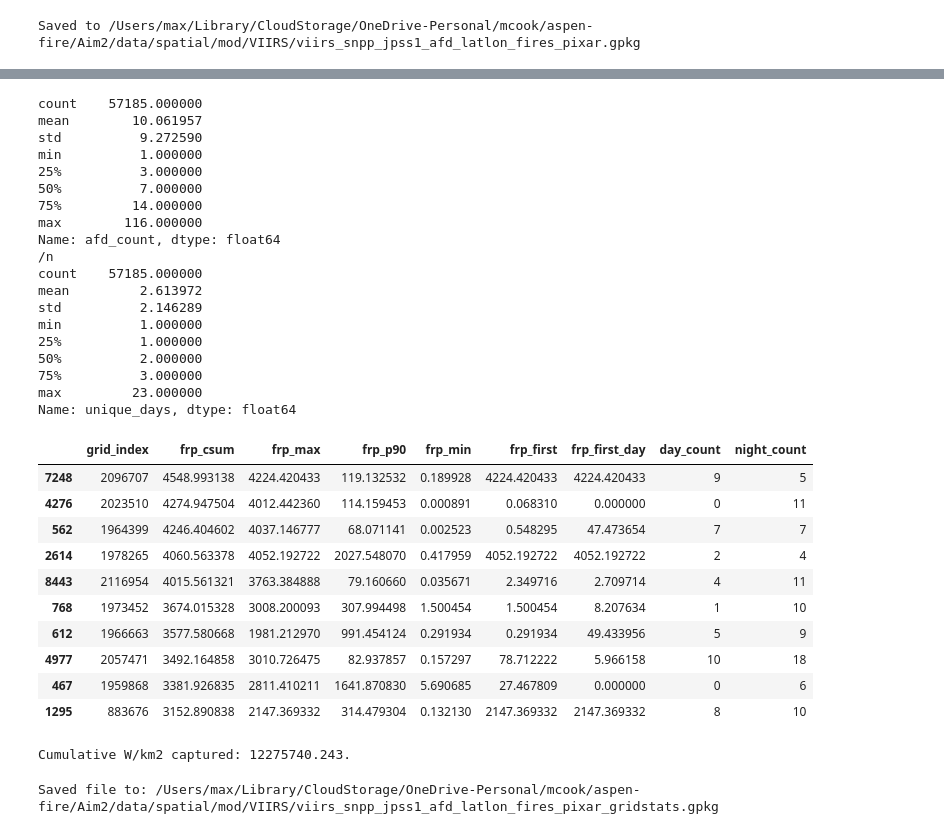
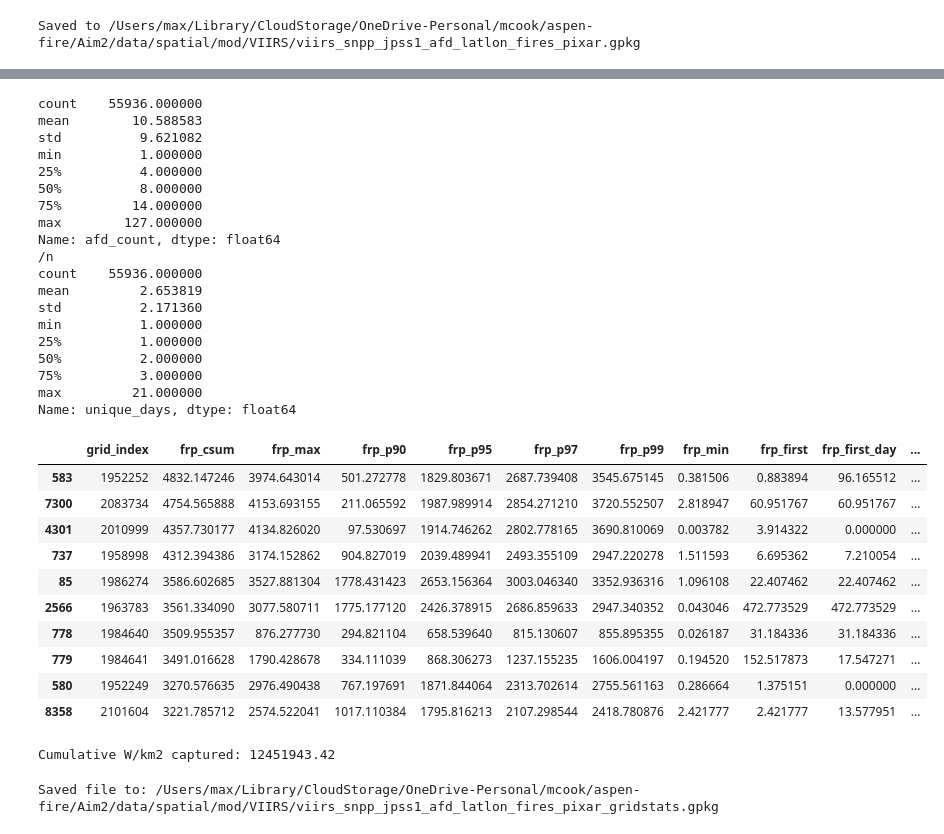
Before and after one commit to natshoff/aspen-fire-fork, a Jupyter notebook: Aim2/code/Python/03c_viirs-afd-processing.ipynb, the cells around one changed output, grey strips where cells are left out. Saved outputs shown, nothing was run; the diff lists cells and outputs as text; code cells hidden in the pictures.

Commit message:
Final updates to afd processing
Fixed duplicate detections, added 2017 fires, and all fires regardless of aspen component.

```diff
--- a/Aim2/code/Python/03c_viirs-afd-processing.ipynb
+++ b/Aim2/code/Python/03c_viirs-afd-processing.ipynb
@@ -72,7 +74,7 @@ fires = fires.drop_duplicates(subset='INCIDENT_ID', keep='first')
 # Add a 3km buffer to wildfire perimeters
 buffer_dist = 3000  # meters
 # take the convex hull, apply the buffer
-fires['geometry'] = fires['geometry'].convex_hull.buffer(buffer_dist)
+fires['geometry'] = fires['geometry'].buffer(buffer_dist)
 print(f"Buffered fire perimeters by {buffer_dist} meters.")
 print(f"There are {len(fires)} in the Southern Rockies census (2017-2023)")
 # %% [output]
@@ -485,2 +498,6 @@ Saved to:/Users/max/Library/CloudStorage/OneDrive-Personal/mcook/aspen-fire/Aim2
 # %%
 # Aggregate FRP to a regular grid
+# %%
+# Subset fires to the grid dataset
+fires = fires[fires['Fire_ID'].isin(afds_pix['Fire_ID'].unique())]
+print(len(fires))
@@ -517,7 +536,7 @@ def regular_grid(extent, res=0.0035, crs_out='EPSG:5070', regions=None):
     return grid
 
 # get the SRM extent in lat/lon (WGS)
-coords, extent = get_coords(srm, buffer=10000, crs='EPSG:5070')
+coords, extent = get_coords(srm, buffer=1000, crs='EPSG:5070')
 print(f"Bounding extent for the SRM: {extent}")
 
 # generate the grid (0.0035 degrees or 375m)
@@ -526,7 +545,7 @@ grid = regular_grid(
     extent, # Southern Rockies
     res=375, # 375m2 (VIIRS at-nadir res)
     crs_out='EPSG:5070', # projected crs
-    regions=afds_pix # any overlapping detections
+    regions=fires # any overlapping detections
 )
 
 # save this out.
@@ -664,48 +703,48 @@ KeyError: 'frp_wkm2'
 # %%
-print(fire_grids_['afd_count'].describe())
+print(fire_grids['afd_count'].describe())
 print("/n")
-print(fire_grids_['unique_days'].describe())
+print(fire_grids['unique_days'].describe())
 # %% [output]
-count    57185.000000
-mean        10.061957
-std          9.272590
+count    55936.000000
+mean        10.588583
+std          9.621082
 min          1.000000
-25%          3.000000
-50%          7.000000
+25%          4.000000
+50%          8.000000
 75%         14.000000
-max        116.000000
+max        127.000000
 Name: afd_count, dtype: float64
 /n
-count    57185.000000
-mean         2.613972
-std          2.146289
+count    55936.000000
+mean         2.653819
+std          2.171360
 min          1.000000
 25%          1.000000
 50%          2.000000
 75%          3.000000
-max         23.000000
+max         21.000000
 Name: unique_days, dtype: float64
 # %%
-fire_grids_.sort_values(by='frp_csum', ascending=False)[['grid_index','frp_csum','frp_max','frp_p90',
-                                                         'frp_min','frp_first','frp_first_day',
-                                                         'day_count','night_count'
-                                                        ]].head(10)
+fire_grids.sort_values(
+    by='frp_csum', ascending=False
+)[['grid_index','frp_csum','frp_max','frp_p90', 'frp_p95', 'frp_p97', 'frp_p99',
+   'frp_min','frp_first','frp_first_day', 'day_count','night_count']].head(10)
 # %% [output]
-|  | grid_index | frp_csum | frp_max | frp_p90 | frp_min | frp_first | frp_first_day | day_count | night_count |
-| 7248 | 2096707 | 4548.993138 | 4224.420433 | 119.132532 | 0.189928 | 4224.420433 | 4224.420433 | 9 | 5 |
-| 4276 | 2023510 | 4274.947504 | 4012.442360 | 114.159453 | 0.000891 | 0.068310 | 0.000000 | 0 | 11 |
-| 562 | 1964399 | 4246.404602 | 4037.146777 | 68.071141 | 0.002523 | 0.548295 | 47.473654 | 7 | 7 |
-| 2614 | 1978265 | 4060.563378 | 4052.192722 | 2027.548070 | 0.417959 | 4052.192722 | 4052.192722 | 2 | 4 |
-| 8443 | 2116954 | 4015.561321 | 3763.384888 | 79.160660 | 0.035671 | 2.349716 | 2.709714 | 4 | 11 |
-| 768 | 1973452 | 3674.015328 | 3008.200093 | 307.994498 | 1.500454 | 1.500454 | 8.207634 | 1 | 10 |
-| 612 | 1966663 | 3577.580668 | 1981.212970 | 991.454124 | 0.291934 | 0.291934 | 49.433956 | 5 | 9 |
-| 4977 | 2057471 | 3492.164858 | 3010.726475 | 82.937857 | 0.157297 | 78.712222 | 5.966158 | 10 | 18 |
-| 467 | 1959868 | 3381.926835 | 2811.410211 | 1641.870830 | 5.690685 | 27.467809 | 0.000000 | 0 | 6 |
-| 1295 | 883676 | 3152.890838 | 2147.369332 | 314.479304 | 0.132130 | 2147.369332 | 2147.369332 | 8 | 10 |
+|  | grid_index | frp_csum | frp_max | frp_p90 | frp_p95 | frp_p97 | frp_p99 | frp_min | frp_first | frp_first_day | ... |
+| 583 | 1952252 | 4832.147246 | 3974.643014 | 501.272778 | 1829.803671 | 2687.739408 | 3545.675145 | 0.381506 | 0.883894 | 96.165512 | ... |
+| 7300 | 2083734 | 4754.565888 | 4153.693155 | 211.065592 | 1987.989914 | 2854.271210 | 3720.552507 | 2.818947 | 60.951767 | 60.951767 | ... |
+| 4301 | 2010999 | 4357.730177 | 4134.826020 | 97.530697 | 1914.746262 | 2802.778165 | 3690.810069 | 0.003782 | 3.914322 | 0.000000 | ... |
+| 737 | 1958998 | 4312.394386 | 3174.152862 | 904.827019 | 2039.489941 | 2493.355109 | 2947.220278 | 1.511593 | 6.695362 | 7.210054 | ... |
+| 85 | 1986274 | 3586.602685 | 3527.881304 | 1778.431423 | 2653.156364 | 3003.046340 | 3352.936316 | 1.096108 | 22.407462 | 22.407462 | ... |
+| 2566 | 1963783 | 3561.334090 | 3077.580711 | 1775.177120 | 2426.378915 | 2686.859633 | 2947.340352 | 0.043046 | 472.773529 | 472.773529 | ... |
+| 778 | 1984640 | 3509.955357 | 876.277730 | 294.821104 | 658.539640 | 815.130607 | 855.895355 | 0.026187 | 31.184336 | 31.184336 | ... |
+| 779 | 1984641 | 3491.016628 | 1790.428678 | 334.111039 | 868.306273 | 1237.155235 | 1606.004197 | 0.194520 | 152.517873 | 17.547271 | ... |
+| 580 | 1952249 | 3270.576635 | 2976.490438 | 767.197691 | 1871.844064 | 2313.702614 | 2755.561163 | 0.286664 | 1.375151 | 0.000000 | ... |
+| 8358 | 2101604 | 3221.785712 | 2574.522041 | 1017.110384 | 1795.816213 | 2107.298544 | 2418.780876 | 2.421777 | 2.421777 | 13.577951 | ... |
 # %%
-print(f"Cumulative W/km2 captured: {round(fire_grids_['frp_csum'].sum(), 3)}.")
+print(f"Cumulative W/km2 captured: {round(fire_grids['frp_csum'].sum(), 2)}")
 # %% [output]
-Cumulative W/km2 captured: 12275740.243.
+Cumulative W/km2 captured: 12451943.42
 # %%
 # save this file out.
 out_fp = os.path.join(datamod,'viirs_snpp_jpss1_afd_latlon_fires_pixar_gridstats.gpkg')
```
Also changed, not shown: parts of 26 cells of this notebook, 4 other files.
